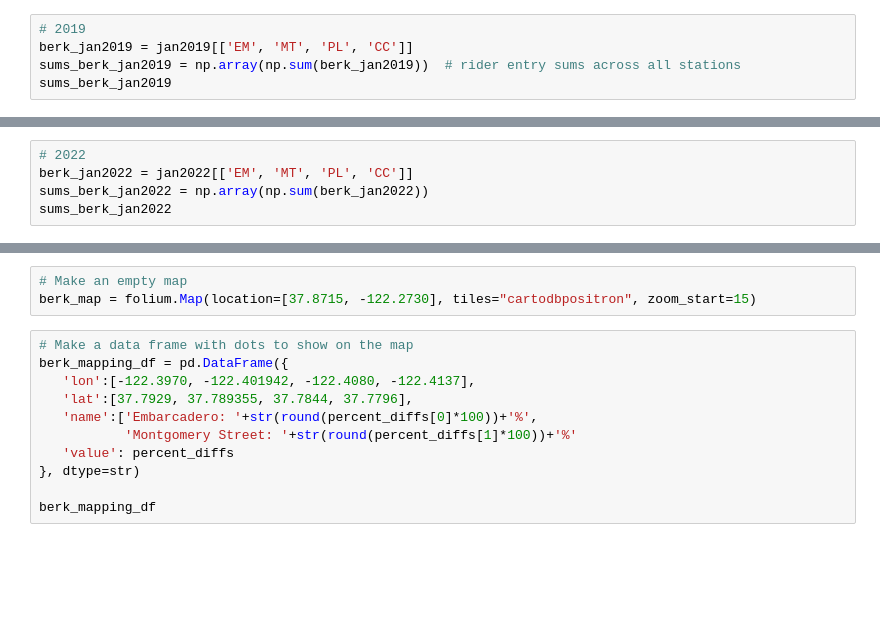
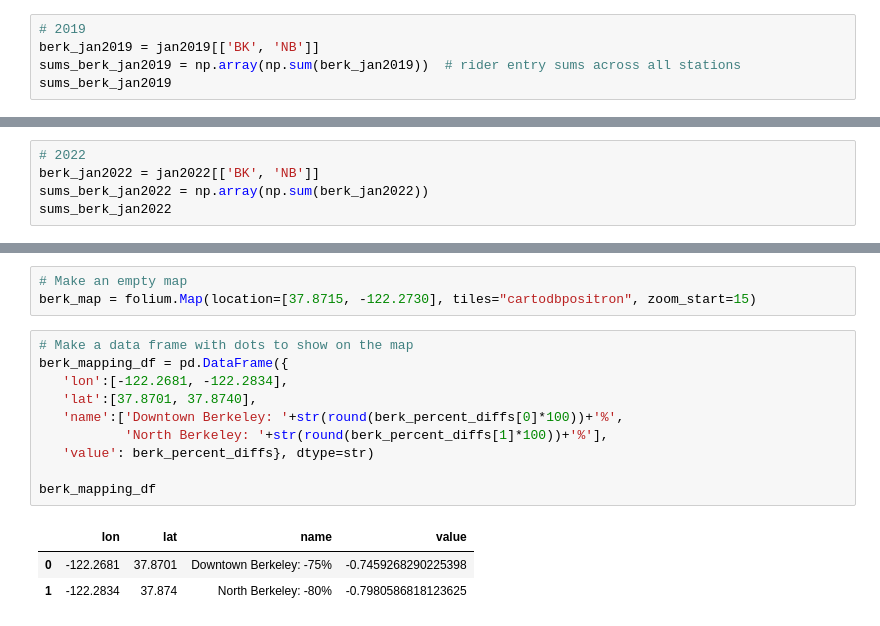
Before and after one commit to UCB-stat-159-s23/project-Group23, a Jupyter notebook: Noor_EDA.ipynb, the cells around one changed output, grey strips where cells are left out. Drawn from its saved outputs; the diff is of its cells as text; blank space fills up the shorter version.

```diff
--- a/Noor_EDA.ipynb
+++ b/Noor_EDA.ipynb
@@ -49,7 +45,7 @@ array([11328.        , 10255.42857143, 14372.95238095, 10294.76190476])
 #### Calculate sum of entry ridership at each Berkeley station
 # %%
 # 2019
-berk_jan2019 = jan2019[['EM', 'MT', 'PL', 'CC']]
+berk_jan2019 = jan2019[['BK', 'NB']]
 sums_berk_jan2019 = np.array(np.sum(berk_jan2019))  # rider entry sums across all stations
 sums_berk_jan2019
 # %% [output]
@@ -57,5 +53,5 @@ array([81936.57142857, 86109.61904762, 56924.95238095, 46029.04761905])
 # %%
 # 2022
-berk_jan2022 = jan2022[['EM', 'MT', 'PL', 'CC']]
+berk_jan2022 = jan2022[['BK', 'NB']]
 sums_berk_jan2022 = np.array(np.sum(berk_jan2022))
 sums_berk_jan2022
@@ -123,11 +121,14 @@ berk_map = folium.Map(location=[37.8715, -122.2730], tiles="cartodbpositron", zo
 # %%
 # Make a data frame with dots to show on the map
 berk_mapping_df = pd.DataFrame({
-   'lon':[-122.3970, -122.401942, -122.4080, -122.4137],
-   'lat':[37.7929, 37.789355, 37.7844, 37.7796],
-   'name':['Embarcadero: '+str(round(percent_diffs[0]*100))+'%',
-           'Montgomery Street: '+str(round(percent_diffs[1]*100))+'%'
-   'value': percent_diffs
-}, dtype=str)
+   'lon':[-122.2681, -122.2834],
+   'lat':[37.8701, 37.8740],
+   'name':['Downtown Berkeley: '+str(round(berk_percent_diffs[0]*100))+'%',
+           'North Berkeley: '+str(round(berk_percent_diffs[1]*100))+'%'],
+   'value': berk_percent_diffs}, dtype=str)
 
 berk_mapping_df
+# %% [output]
+|  | lon | lat | name | value |
+| 0 | -122.2681 | 37.8701 | Downtown Berkeley: -75% | -0.7459268290225398 |
+| 1 | -122.2834 | 37.874 | North Berkeley: -80% | -0.7980586818123625 |
```
Also changed, not shown: parts of 7 cells of this notebook, 1 other file.
